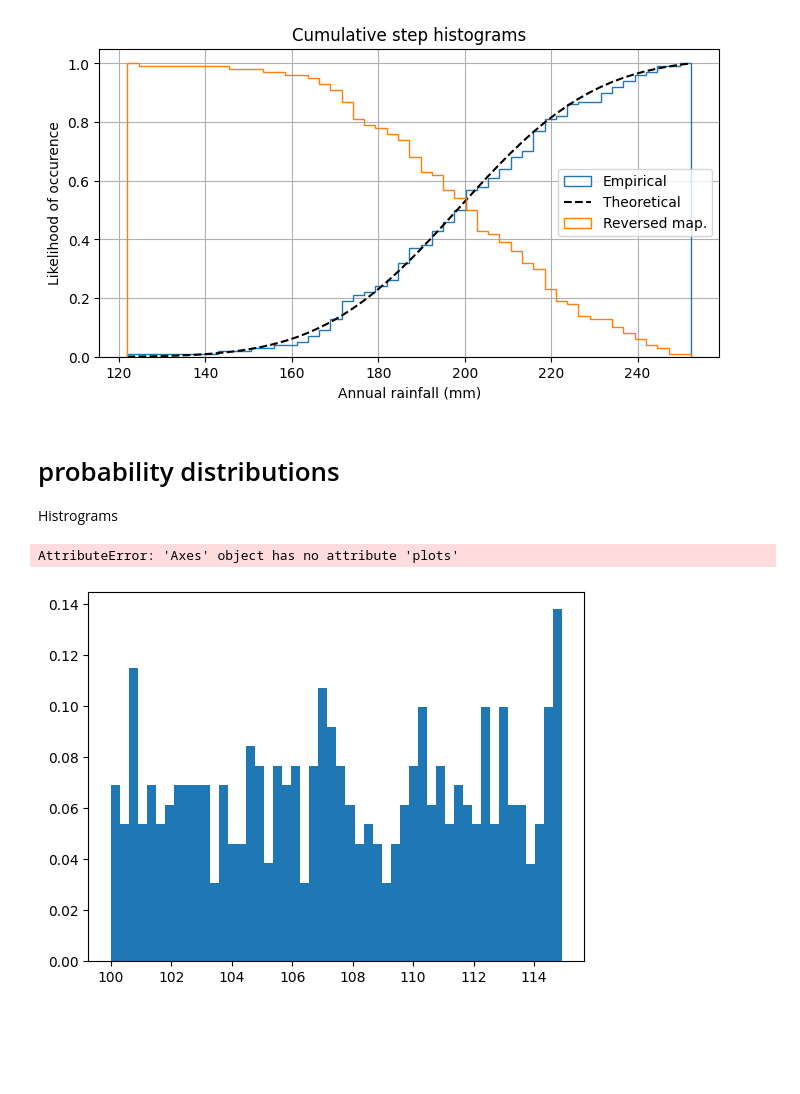
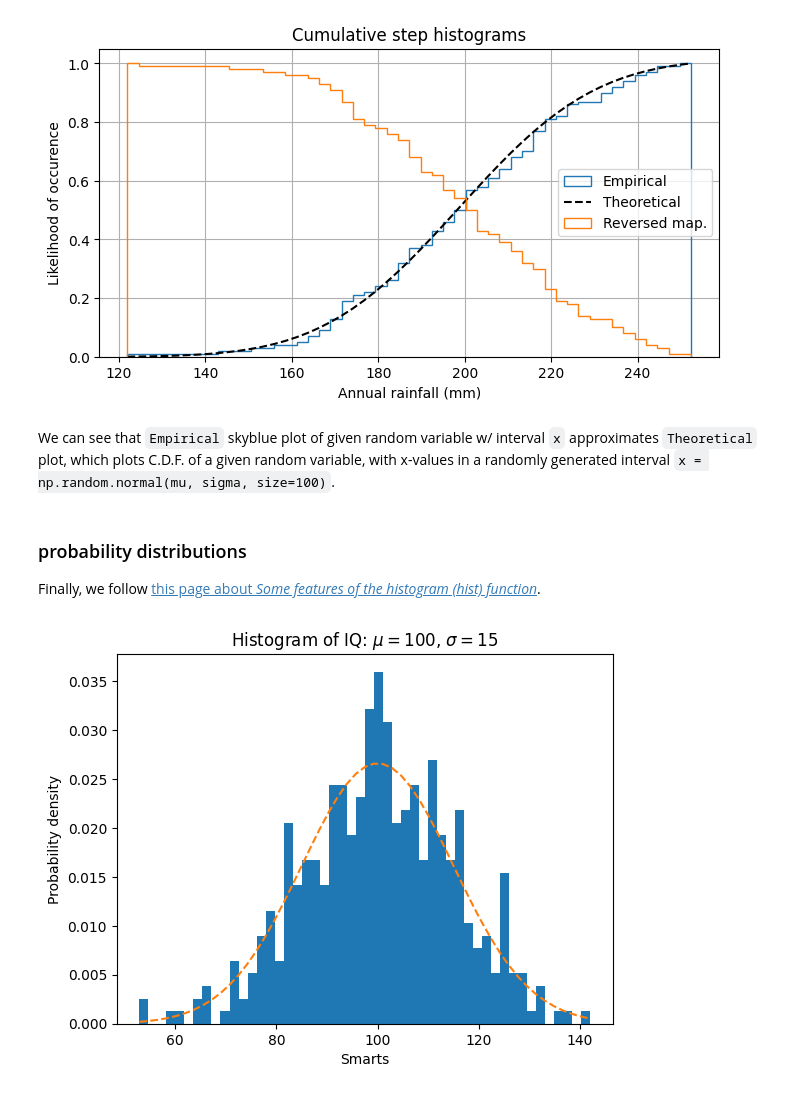
Before and after one commit to wolfinwallst/statistics_Python_and_R, a Jupyter notebook: #1 Histograms.ipynb, the cells around one changed output. Cells and saved outputs as stored; diff of their text form; code cells hidden in the pictures; blank space fills up the shorter version.

```diff
--- a/#1 Histograms.ipynb
+++ b/#1 Histograms.ipynb
@@ -136,10 +148,11 @@ ax.set_ylabel('Likelihood of occurence')
 plt.show()
 # %% [output]
 [figure]
-# %% [markdown]
-# probability distributions
-
-Histrograms
+# %% [markdown]
+We can see that `Empirical` skyblue plot of given random variable w/ interval `x` approximates `Theoretical` plot, which plots C.D.F. of a given random variable, with x-values in a randomly generated interval `x = np.random.normal(mu, sigma, size=100)`.
+# %% [markdown]
+### probability distributions
+Finally, we follow [this page about *Some features of the histogram (hist) function*](https://matplotlib.org/stable/gallery/statistics/histogram_features.html).
 # %%
 import numpy as np
 import matplotlib.pyplot as plt
@@ -157,17 +170,18 @@ num_bins = 50
 # %%
 fix, ax = plt.subplots()
 
 n, bins, patches = ax.hist(x, num_bins, density=True)
 
+# add a 'best fit' line
 y = ((1 / (np.sqrt(2 * np.pi) * sigma)) *
      np.exp(-0.5 * (1 / sigma * (bins - mu))**2))
-ax.plots(bins, y, '--')
+ax.plot(bins, y, '--')  # add a normal distribution w/ yellow dotted lines('--').
 ax.set_xlabel('Smarts')
 ax.set_ylabel('Probability density')
 ax.set_title(r'Histogram of IQ: $\mu=100$, $\sigma=15$')
 
+# tweak spacing to prevent clipping of ylabel
 fig.tight_layout()
 plt.show()
 # %% [output]
-AttributeError: 'Axes' object has no attribute 'plots'
-[figure, old version]
+[figure, new version]
```
Also changed, not shown: parts of 8 cells of this notebook.
